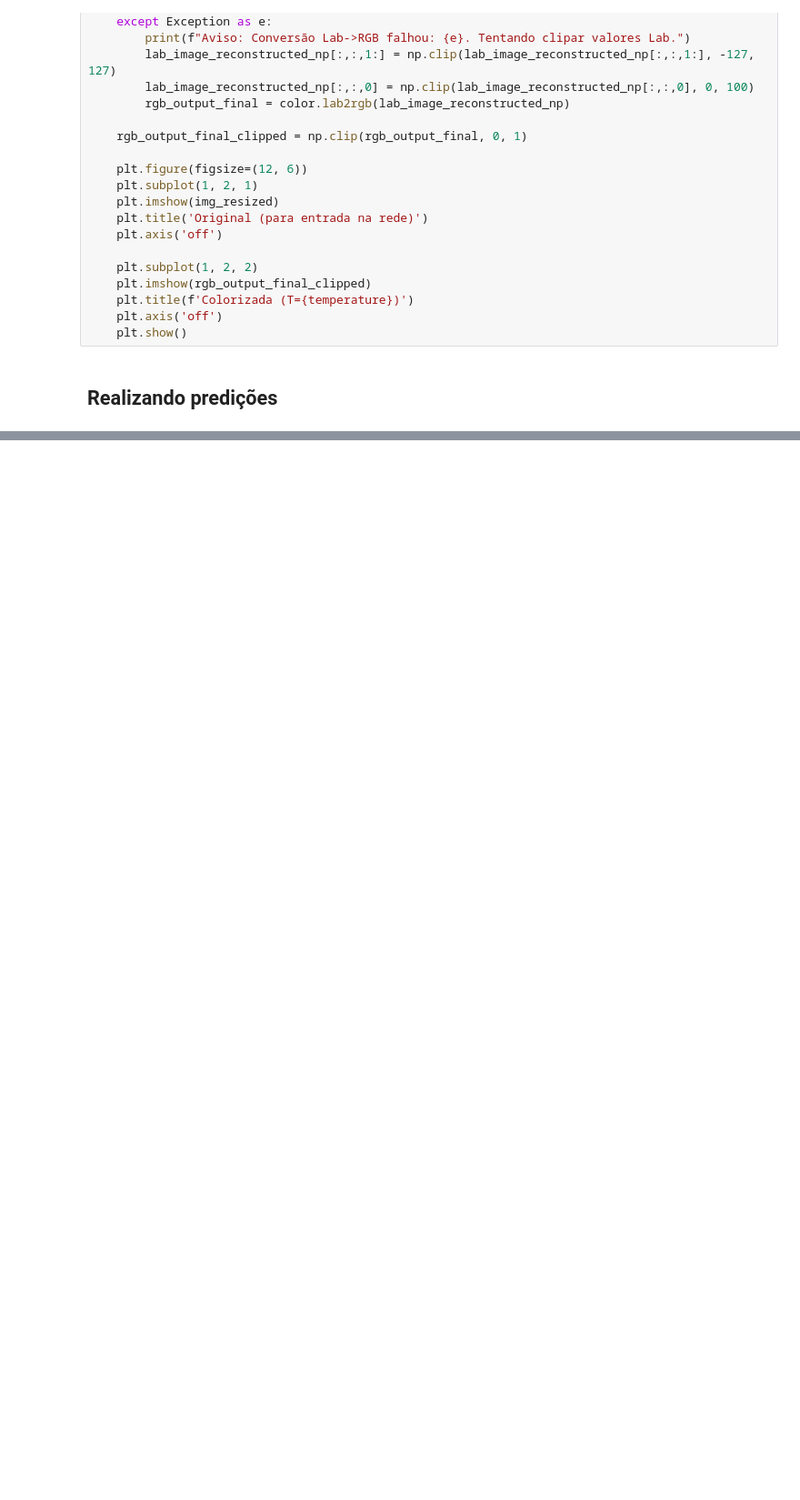
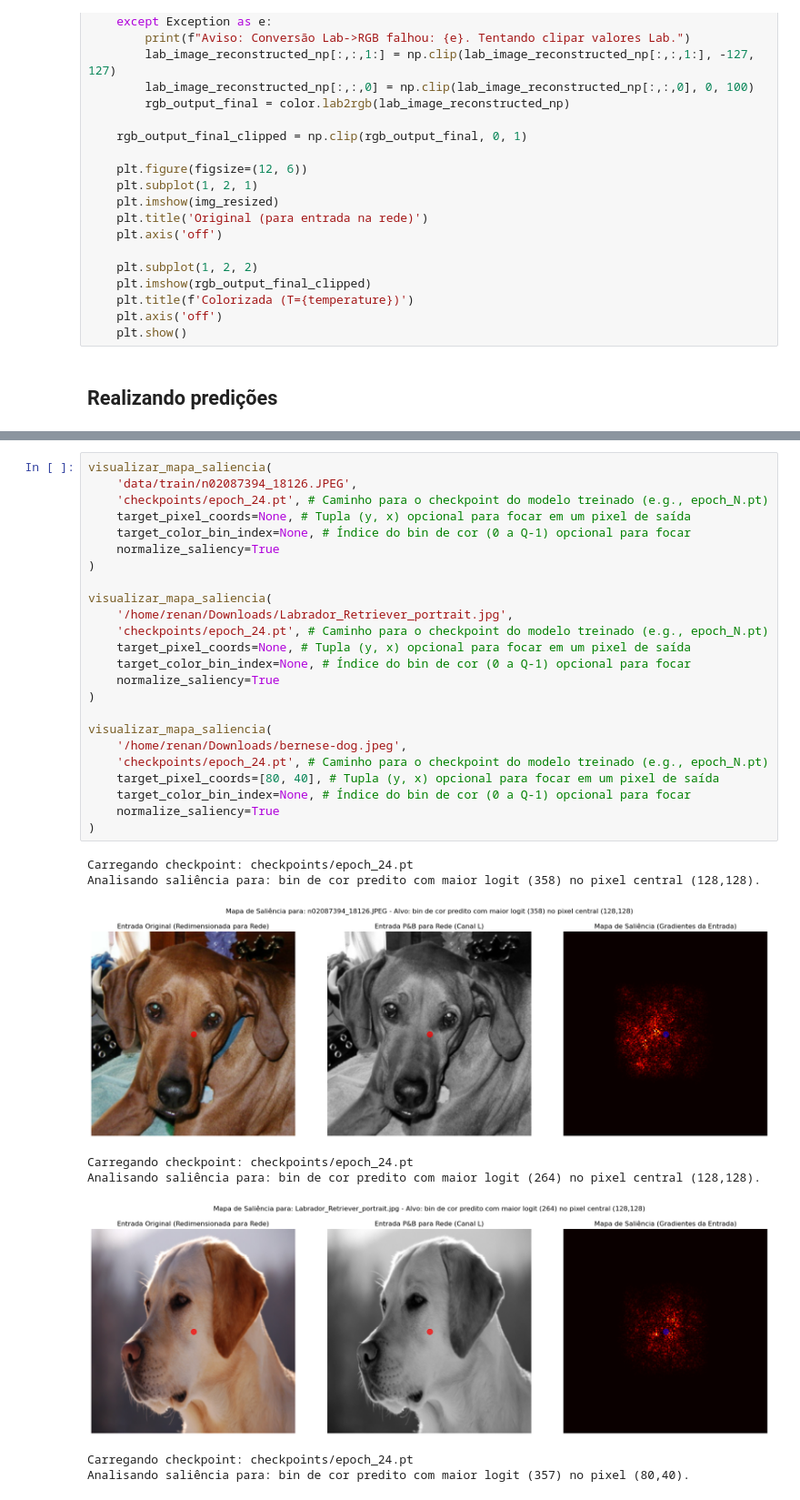
Before and after one commit to renangrothe/colorize, a Jupyter notebook: colorization.ipynb, the cells around one changed output, grey strips where cells are left out. Shown at 91% size. Drawn from its saved outputs; the diff is of its cells as text; blank space fills up the shorter version.

```diff
--- a/colorization.ipynb
+++ b/colorization.ipynb
@@ -695,0 +974,33 @@ KeyboardInterrupt:
+# %%
+visualizar_mapa_saliencia(
+    'data/train/n02087394_18126.JPEG',
+    'checkpoints/epoch_24.pt', # Caminho para o checkpoint do modelo treinado (e.g., epoch_N.pt)
+    target_pixel_coords=None, # Tupla (y, x) opcional para focar em um pixel de saída
+    target_color_bin_index=None, # Índice do bin de cor (0 a Q-1) opcional para focar
+    normalize_saliency=True
+)
+
+visualizar_mapa_saliencia(
+    '/home/renan/Downloads/Labrador_Retriever_portrait.jpg',
+    'checkpoints/epoch_24.pt', # Caminho para o checkpoint do modelo treinado (e.g., epoch_N.pt)
+    target_pixel_coords=None, # Tupla (y, x) opcional para focar em um pixel de saída
+    target_color_bin_index=None, # Índice do bin de cor (0 a Q-1) opcional para focar
+    normalize_saliency=True
+)
+
+visualizar_mapa_saliencia(
+    '/home/renan/Downloads/bernese-dog.jpeg',
+    'checkpoints/epoch_24.pt', # Caminho para o checkpoint do modelo treinado (e.g., epoch_N.pt)
+    target_pixel_coords=[80, 40], # Tupla (y, x) opcional para focar em um pixel de saída
+    target_color_bin_index=None, # Índice do bin de cor (0 a Q-1) opcional para focar
+    normalize_saliency=True
+)
+# %% [output]
+Carregando checkpoint: checkpoints/epoch_24.pt
+Analisando saliência para: bin de cor predito com maior logit (358) no pixel central (128,128).
+[figure, added]
+Carregando checkpoint: checkpoints/epoch_24.pt
+Analisando saliência para: bin de cor predito com maior logit (264) no pixel central (128,128).
+[figure, added]
+Carregando checkpoint: checkpoints/epoch_24.pt
+Analisando saliência para: bin de cor predito com maior logit (357) no pixel (80,40).
```
Also changed, not shown: parts of 22 cells of this notebook, 4 other files.
